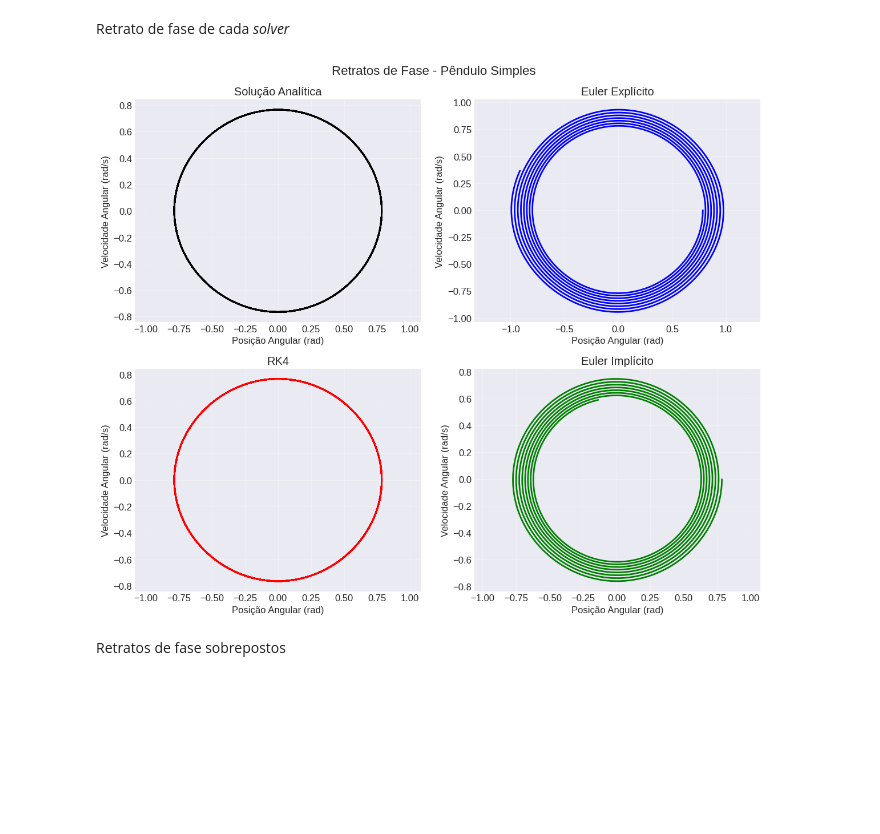
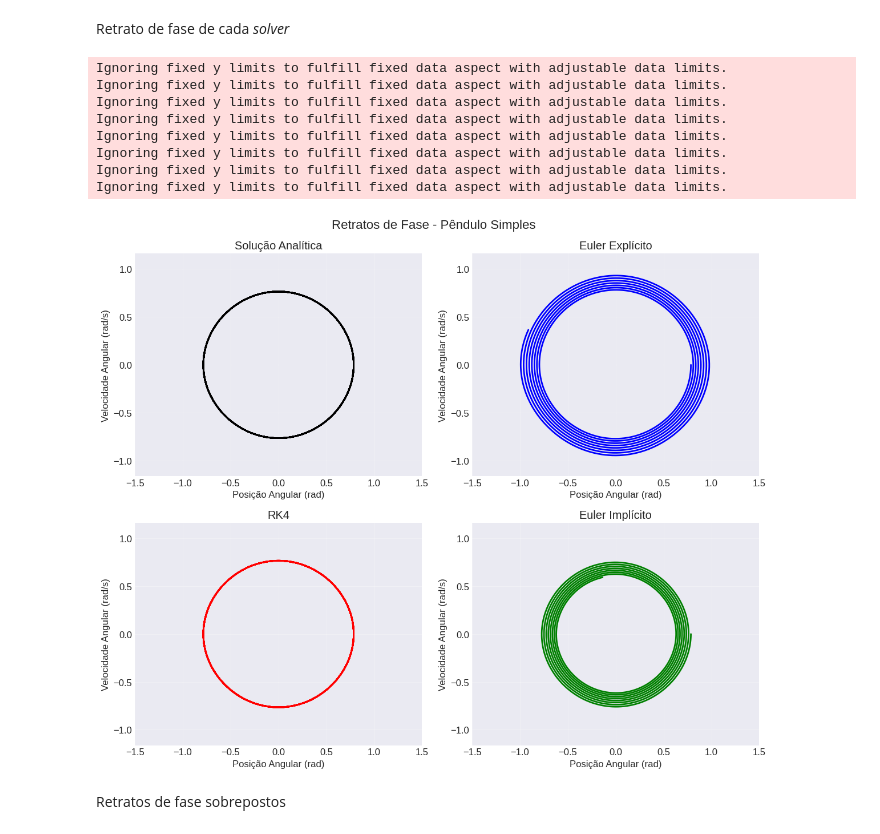
Before and after one commit to cody-setti/Trabalhos_MNED, a Jupyter notebook: T2/codigo/codigo-T2-MNED.ipynb, the cells around one changed output. Saved outputs shown, nothing was run; the diff lists cells and outputs as text; code cells hidden in the pictures; blank space fills up the shorter version.

Commit message:
Fixed plots and chaos diference

```diff
--- a/T2/codigo/codigo-T2-MNED.ipynb
+++ b/T2/codigo/codigo-T2-MNED.ipynb
@@ -315,42 +315,66 @@ q_ref_long, p_ref_long  = RefSolution(q0, t_long)
 fig, axes = plt.subplots(2, 2, figsize=(12, 10))
 
 # Reference solution
+
+
 axes[0, 0].plot(q_ref_long, p_ref_long, 'k-', linewidth=2)
 axes[0, 0].set_xlabel('Posição Angular (rad)')
 axes[0, 0].set_ylabel('Velocidade Angular (rad/s)')
 axes[0, 0].set_title('Solução Analítica')
 axes[0, 0].grid(True, alpha=0.3)
 axes[0, 0].axis('equal')
+
+axes[0, 0].set_xlim(-1.5, 1.5)
+axes[0, 0].set_ylim(-1.5, 1.5)
 
 # Euler explícito
 axes[0, 1].plot(U_euler_long[:, 0], U_euler_long[:, 1], 'b-', linewidth=2)
 axes[0, 1].set_xlabel('Posição Angular (rad)')
 axes[0, 1].set_ylabel('Velocidade Angular (rad/s)')
 axes[0, 1].set_title('Euler Explícito')
 axes[0, 1].grid(True, alpha=0.3)
 axes[0, 1].axis('equal')
 
+axes[0, 1].set_xlim(-1.5, 1.5)
+axes[0, 1].set_ylim(-1.5, 1.5)
+
 # RK4
 axes[1, 0].plot(U_rk4_long[:, 0], U_rk4_long[:, 1], 'r-', linewidth=2)
 axes[1, 0].set_xlabel('Posição Angular (rad)')
 axes[1, 0].set_ylabel('Velocidade Angular (rad/s)')
 axes[1, 0].set_title('RK4')
 axes[1, 0].grid(True, alpha=0.3)
 axes[1, 0].axis('equal')
+
+axes[1, 0].set_xlim(-1.5, 1.5)
+axes[1, 0].set_ylim(-1.5, 1.5)
 
 # Euler implícito
 axes[1, 1].plot(U_implicit_long[:, 0], U_implicit_long[:, 1], 'g-', linewidth=2)
 axes[1, 1].set_xlabel('Posição Angular (rad)')
 axes[1, 1].set_ylabel('Velocidade Angular (rad/s)')
 axes[1, 1].set_title('Euler Implícito')
 axes[1, 1].grid(True, alpha=0.3)
 axes[1, 1].axis('equal')
 
+axes[1, 1].set_xlim(-1.5, 1.5)
+axes[1, 1].set_ylim(-1.5, 1.5)
+
 plt.suptitle('Retratos de Fase - Pêndulo Simples', fontsize=16)
 plt.tight_layout()
+
+
 plt.show()
 # %% [output]
+Ignoring fixed y limits to fulfill fixed data aspect with adjustable data limits.
+Ignoring fixed y limits to fulfill fixed data aspect with adjustable data limits.
+Ignoring fixed y limits to fulfill fixed data aspect with adjustable data limits.
+Ignoring fixed y limits to fulfill fixed data aspect with adjustable data limits.
+Ignoring fixed y limits to fulfill fixed data aspect with adjustable data limits.
+Ignoring fixed y limits to fulfill fixed data aspect with adjustable data limits.
+Ignoring fixed y limits to fulfill fixed data aspect with adjustable data limits.
+Ignoring fixed y limits to fulfill fixed data aspect with adjustable data limits.
-[figure, old version]
+[figure, new version]
 # %% [markdown]
 Retratos de fase sobrepostos
 # %%
```
Also changed, not shown: parts of 1 cell of this notebook.
